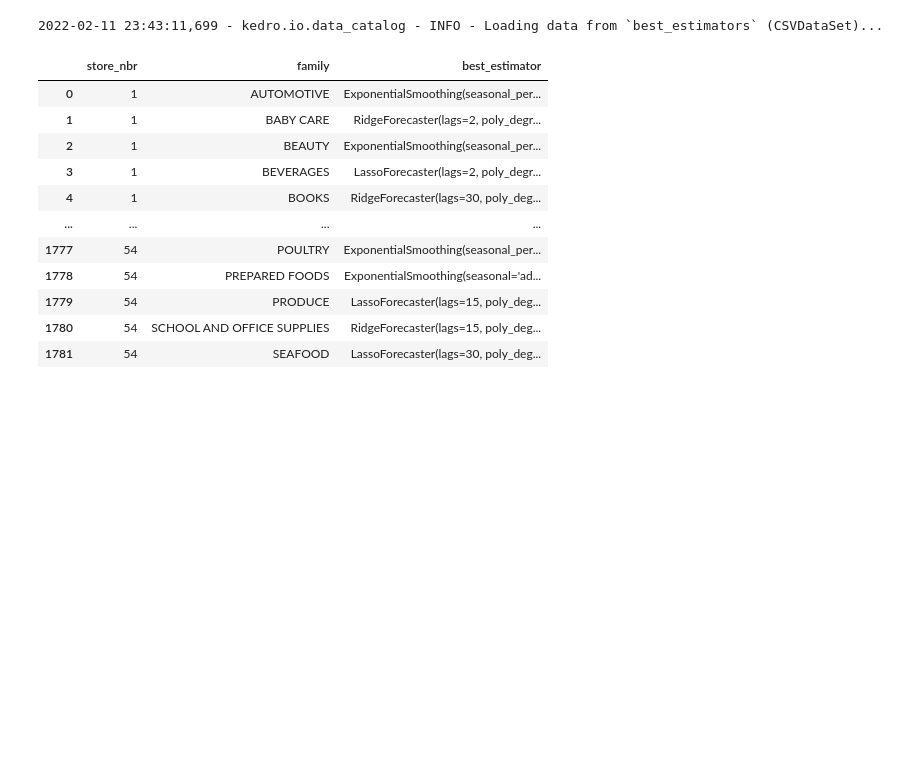
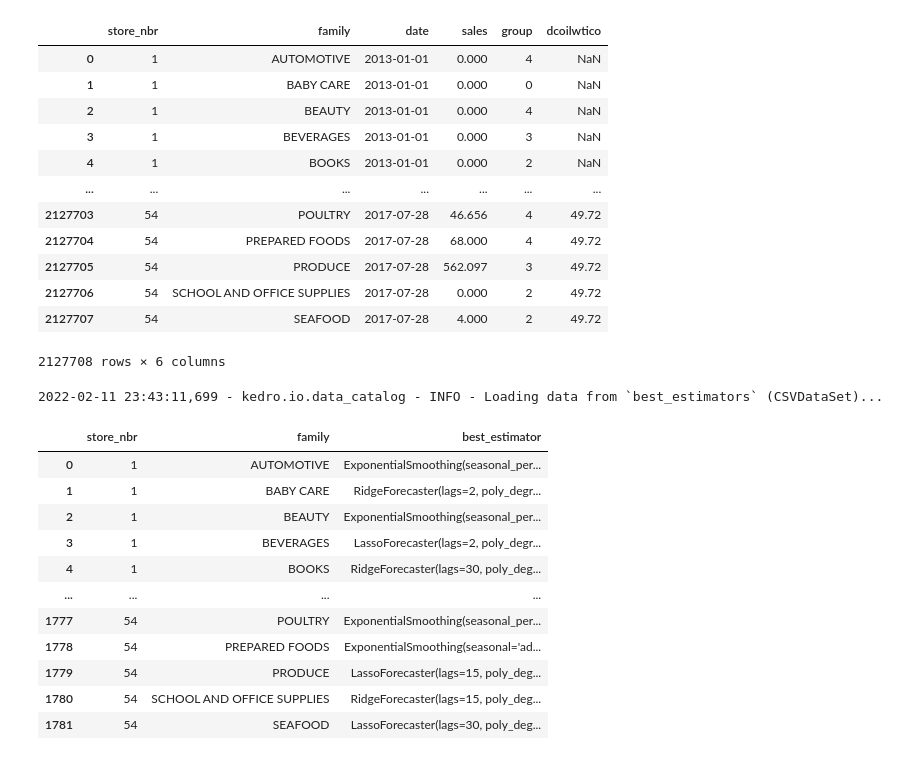
Before and after one commit to matheusfsa/time_series_kedro, a Jupyter notebook: notebooks/eda.ipynb, the cells around one changed output. Drawn from its saved outputs; the diff is of its cells as text; code cells hidden in the pictures; blank space fills up the shorter version.

Commit message:
add exog var in preprocessing

```diff
--- a/notebooks/eda.ipynb
+++ b/notebooks/eda.ipynb
@@ -20,0 +37,2 @@ seg_metrics = catalog.load("seg_metrics")
+# %%
+oil = catalog.load("oil")
@@ -21,3 +41,20 @@ seg_metrics = catalog.load("seg_metrics")
+# %%
+import pandas as pd
+pd.merge(train, oil, on=["date"], suffixes=("_endog", "_exog"))
+# %% [output]
+|  | store_nbr | family | date | sales | group | dcoilwtico |
+| 0 | 1 | AUTOMOTIVE | 2013-01-01 | 0.000 | 4 | NaN |
+| 1 | 1 | BABY CARE | 2013-01-01 | 0.000 | 0 | NaN |
+| 2 | 1 | BEAUTY | 2013-01-01 | 0.000 | 4 | NaN |
+| 3 | 1 | BEVERAGES | 2013-01-01 | 0.000 | 3 | NaN |
+| 4 | 1 | BOOKS | 2013-01-01 | 0.000 | 2 | NaN |
+| ... | ... | ... | ... | ... | ... | ... |
+| 2127703 | 54 | POULTRY | 2017-07-28 | 46.656 | 4 | 49.72 |
+| 2127704 | 54 | PREPARED FOODS | 2017-07-28 | 68.000 | 4 | 49.72 |
+| 2127705 | 54 | PRODUCE | 2017-07-28 | 562.097 | 3 | 49.72 |
+| 2127706 | 54 | SCHOOL AND OFFICE SUPPLIES | 2017-07-28 | 0.000 | 2 | 49.72 |
+| 2127707 | 54 | SEAFOOD | 2017-07-28 | 4.000 | 2 | 49.72 |
+2127708 rows × 6 columns
 # %%
 best_estimators = catalog.load("best_estimators")
 best_estimators
```
Also changed, not shown: parts of 3 cells of this notebook, 5 other files.
